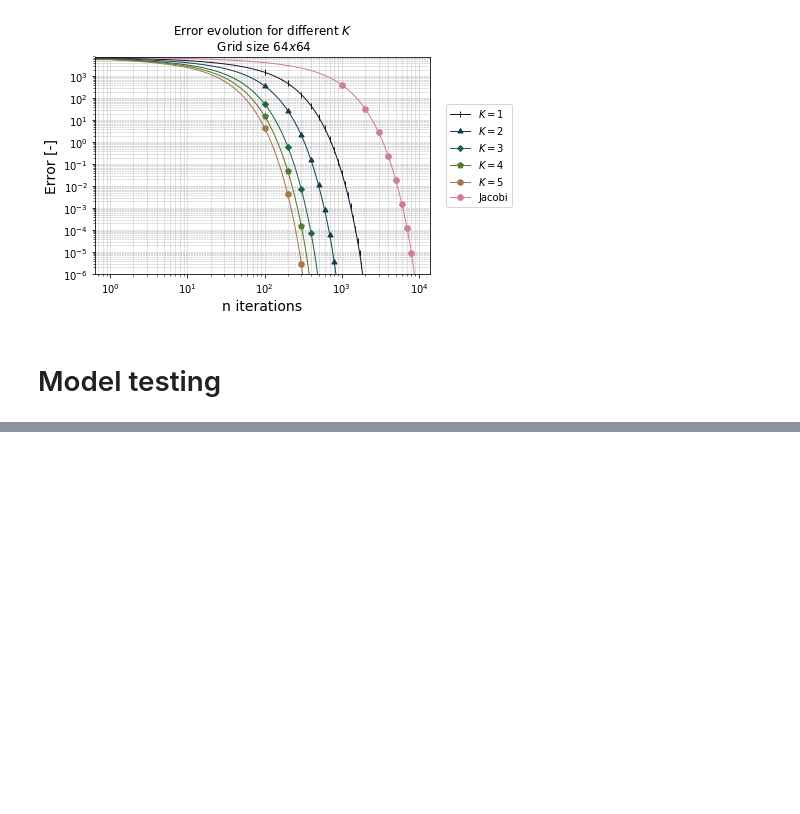
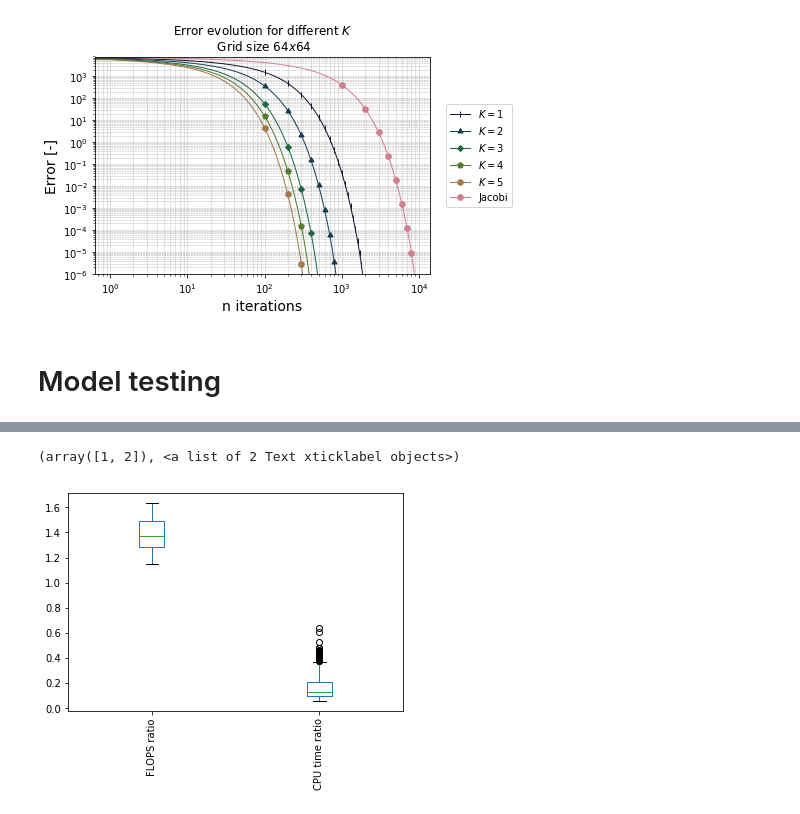
Before and after one commit to francescobardi/pde_solver_deep_learned, a Jupyter notebook: nnpde/main.ipynb, the cells around one changed output, grey strips where cells are left out. Saved outputs shown, nothing was run; the diff lists cells and outputs as text; code cells hidden in the pictures; blank space fills up the shorter version.

```diff
--- a/nnpde/main.ipynb
+++ b/nnpde/main.ipynb
@@ -442,7 +442,7 @@ def agg_for_layer(base_parameters, nb_layers, problem_instances, grid_sizes, nb_
 
     d = {'flops_ratio': 'FLOPS ratio', 'cpu_time_ratio': 'CPU time ratio', 'nb_iters_jac': 'nb iters existent solver', 'nb_iters_convjac': 'nb iters trained solver'}
     ts_concat = pd.concat(test_results).rename(columns=d)
-    ta = ts_concat.groupby(['grid', 'shape'])[list(d.values())].mean().reset_index().rename(columns={'grid': 'grid size'})
+    ta = ts_concat.groupby(['grid_size', 'shape'])[list(d.values())].mean().reset_index().rename(columns={'grid': 'grid size'})
     ta['nb_layers'] = nb_layers
     ts_concat['nb_layers'] = nb_layers
     return ta, ts_concat
@@ -461,7 +461,7 @@ cols = [
 #problem_instances_n16 = [DirichletProblem(k=k, N=16) for k in np.random.randint(1, 20, nb_problem_instances)]
 #problem_instances_n16 = [DirichletProblem(k=k, N=16) for k in np.random.randint(1, 20, nb_problem_instances)]
 
-ts = [agg_for_layer(base_parameters, grid_sizes=[32, 64], nb_layers=l, problem_instances=problem_instances)[0] for l in range(1, 6)]
+ts = [agg_for_layer(base_parameters, grid_sizes=[32, 64], nb_layers=l, problem_instances=problem_instances) for l in range(1, 6)]
 #final_results = pd.concat([agg_for_layer(l, problem_instances=problem_instances)[0] for l in range(1, 5)])[cols]
 
 #final_results.to_pickle('./data/final_test_results.pkl')
@@ -559,0 +485,7 @@ final_results
+# %%
+agg, raw = zip(*ts)
+
+
+raw = pd.concat(raw)
+agg = pd.concat(agg)
+agg
@@ -559,0 +510,6 @@ final_results
+# %%
+raw[['FLOPS ratio', 'CPU time ratio']].plot.box()
+plt.xticks(rotation=90)
+# %% [output]
+(array([1, 2]), <a list of 2 Text xticklabel objects>)
+[figure, added]
```
Also changed, not shown: parts of 8 cells of this notebook, 2 other files.
